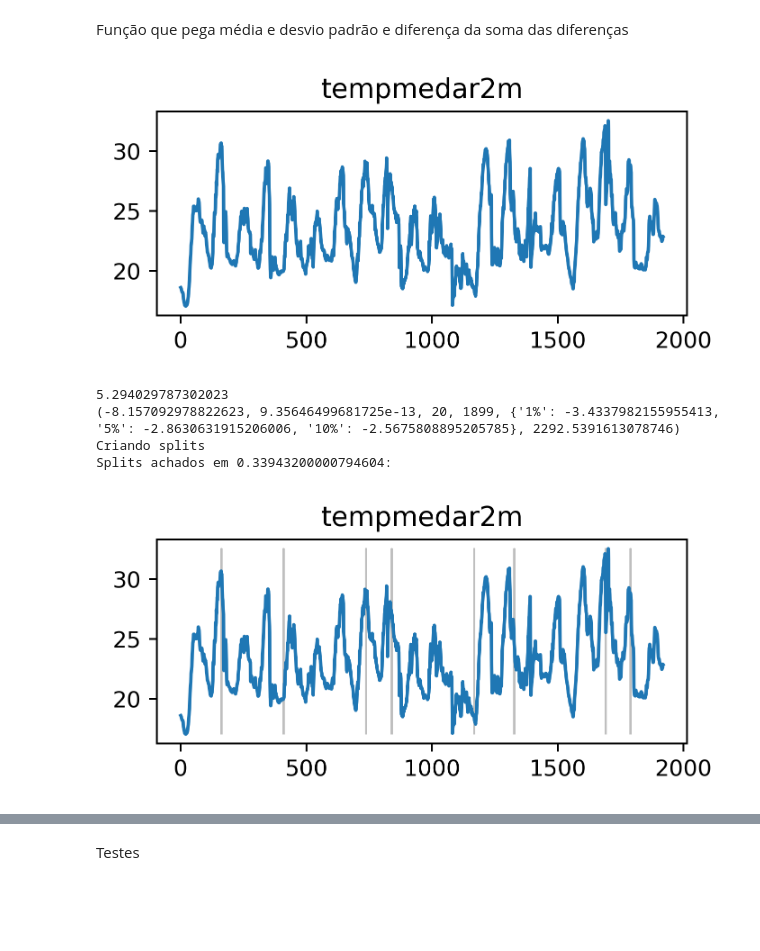
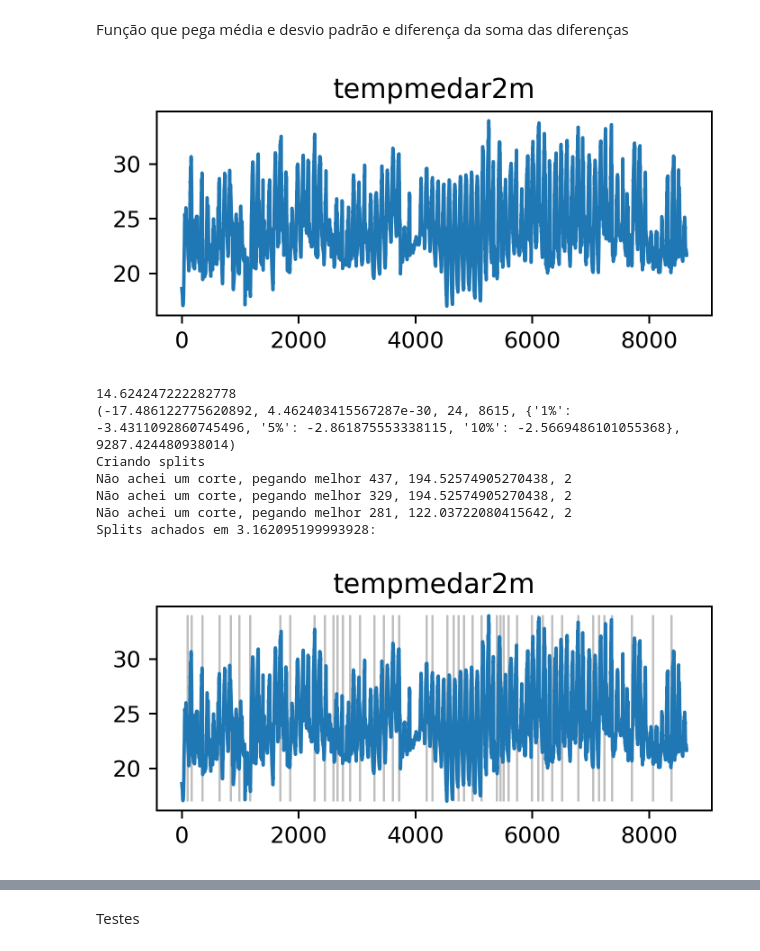
Before and after one commit to BobVitorBob/XTSTree, a Jupyter notebook: XTSTree.ipynb, the cells around one changed output, grey strips where cells are left out. Saved outputs shown, nothing was run; the diff lists cells and outputs as text; code cells hidden in the pictures; blank space fills up the shorter version.

```diff
--- a/XTSTree.ipynb
+++ b/XTSTree.ipynb
@@ -36,38 +36,45 @@ from statsmodels.tsa.stattools import adfuller
 feature = 'tempmedar2m'
 # ventodir10m
 series_path = f'../../../Dados/por estacao/23025122/export_automaticas_23025122_{feature}.csv'
 clear_warns()
 
-series_len = 20 * 96
+series_len = 90 * 96
 
 series = pd.read_csv(series_path, nrows=series_len)
 
 date_dict = {}
 for i, date in enumerate(series.groupby(['date'])):
   date_dict[date[0]] = i
 
-series['date'] = [date_dict[date] for date in series['date'].to_list()]
+# series.head()
+series['day'] = [date.split('-')[2] for date in series['date'].to_list()]
+series['month'] = [date.split('-')[1] for date in series['date'].to_list()]
+series['year'] = [date.split('-')[0] for date in series['date'].to_list()]
+series['day_id'] = [date_dict[date] for date in series['date'].to_list()]
 series['hour'] = [(int(int(h.split(':')[1])/15) + int(h.split(':')[0]) * 4) * 15 for h in series['hour'].to_list()]
 series[feature] = series[feature].where(np.isfinite, series[feature].shift(fill_value=0))
 
 adf = 0.05
 
 plot(series[feature], title=feature)
 adf_test = adfuller(series[feature])
 print(adf_test[4][f'{int(adf*100)}%'] - adf_test[0])
 print(adf_test)
 print('Criando splits')
 
 t = time.perf_counter()
 xtstree = XTSTreePageHinkley(stop_condition='adf', stop_val=adf, min_dist=100, max_iter=100)
-series.head()
+
 xtstree.create_splits(series[feature])
 print(f'Splits achados em {time.perf_counter() - t}: ')
 plot(series[feature], divisions=xtstree.cut_points(), title=feature)
 # %% [output]
-[figure, old version]
+[figure, new version]
-5.294029787302023
-(-8.157092978822623, 9.35646499681725e-13, 20, 1899, {'1%': -3.4337982155955413, '5%': -2.8630631915206006, '10%': -2.5675808895205785}, 2292.5391613078746)
+14.624247222282778
+(-17.486122775620892, 4.462403415567287e-30, 24, 8615, {'1%': -3.4311092860745496, '5%': -2.861875553338115, '10%': -2.5669486101055368}, 9287.424480938014)
 Criando splits
-Splits achados em 0.33943200000794604:
+Não achei um corte, pegando melhor 437, 194.52574905270438, 2
+Não achei um corte, pegando melhor 329, 194.52574905270438, 2
+Não achei um corte, pegando melhor 281, 122.03722080415642, 2
+Splits achados em 3.162095199993928:
-[figure, old version]
+[figure, new version]
```
Also changed, not shown: parts of 10 cells of this notebook.
